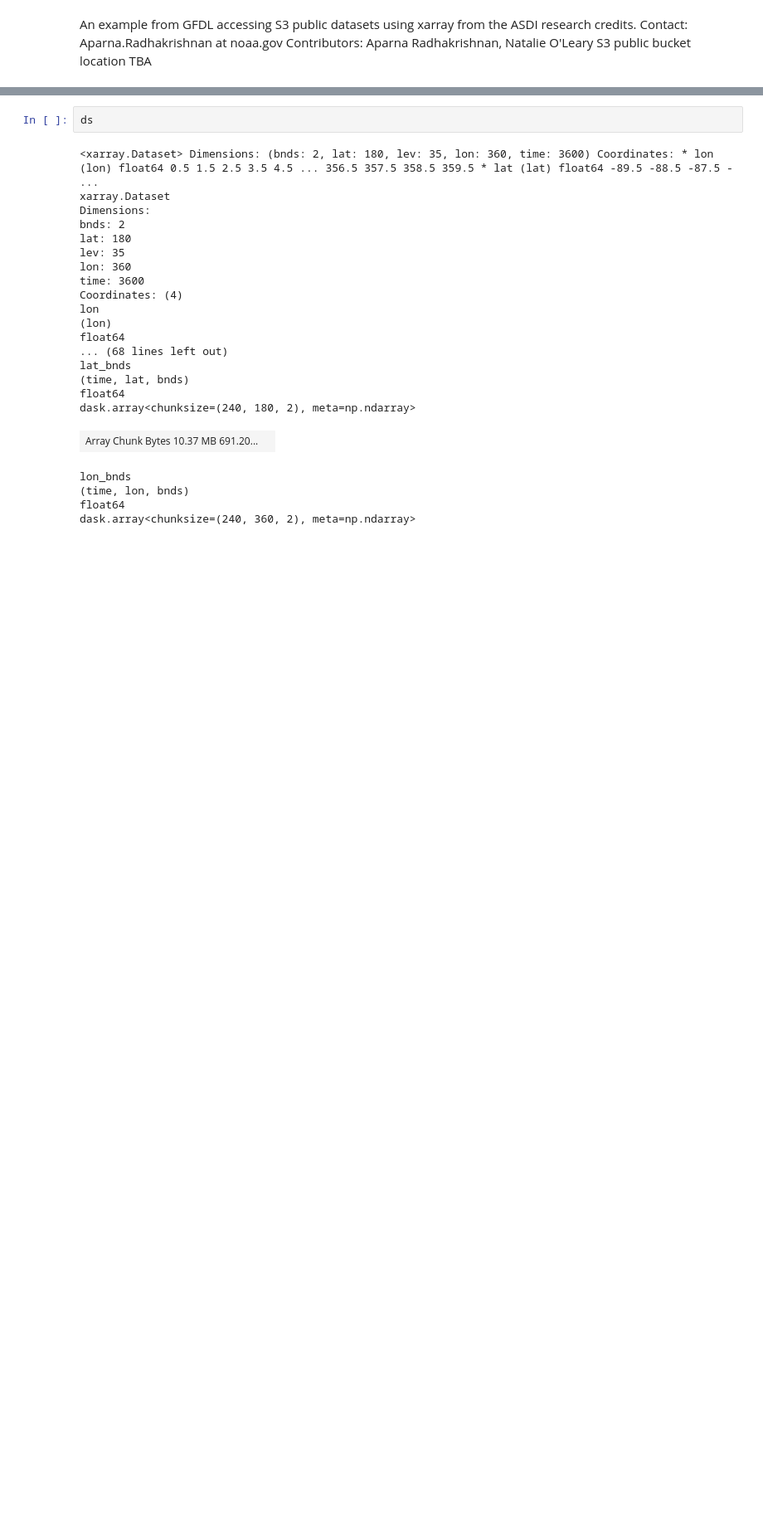
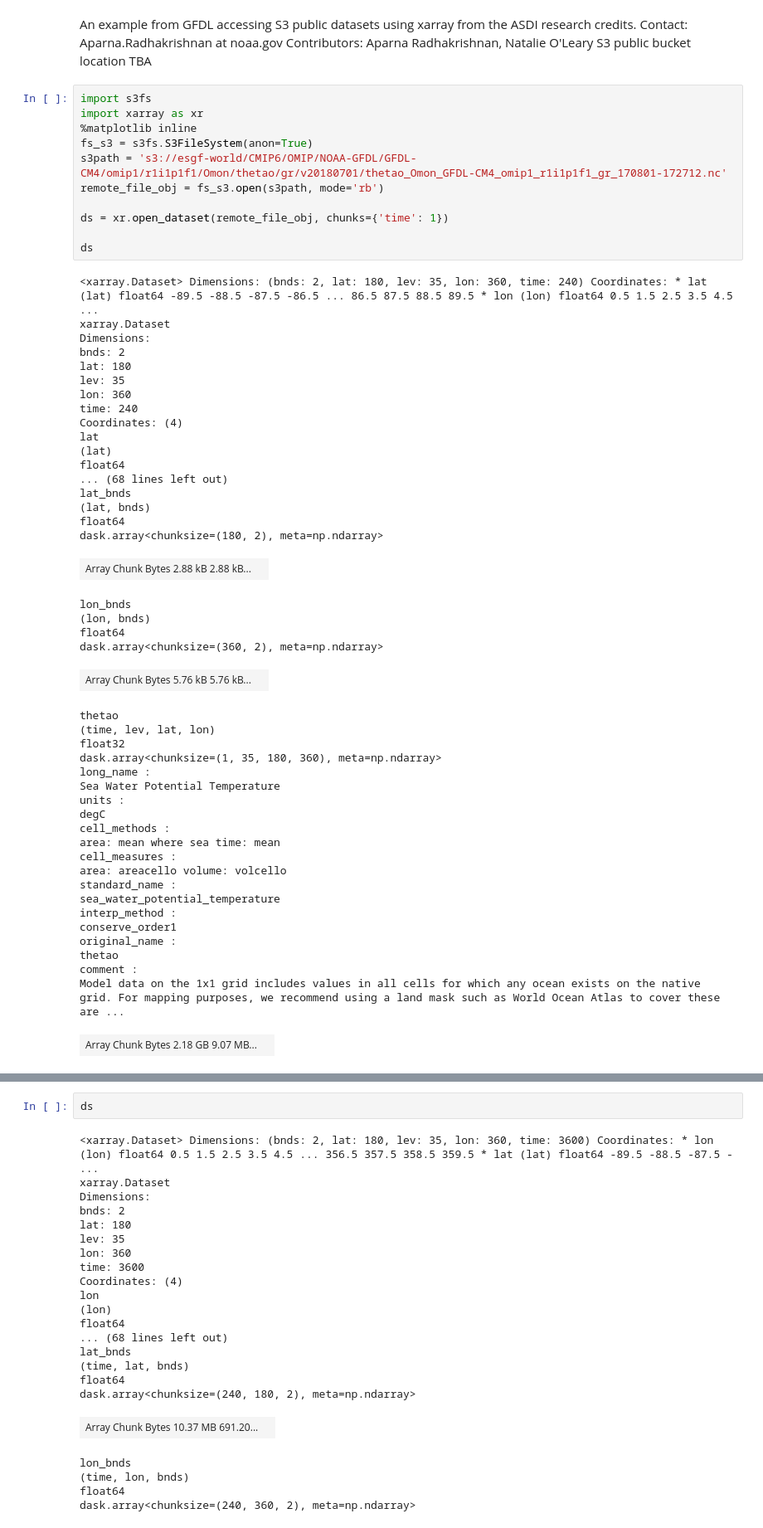
Before and after one commit to aradhakrishnanGFDL/gfdl-aws-analysis, a Jupyter notebook: examples/S3-public-access-usage-example.ipynb, the cells around one changed output, grey strips where cells are left out. Shown at 83% size. Drawn from its saved outputs; the diff is of its cells as text; blank space fills up the shorter version.

```diff
--- a/examples/S3-public-access-usage-example.ipynb
+++ b/examples/S3-public-access-usage-example.ipynb
@@ -3,3 +3,59 @@ An example from GFDL accessing S3 public datasets using xarray from the ASDI res
 Contact: Aparna.Radhakrishnan at noaa.gov
 Contributors: Aparna Radhakrishnan, Natalie O'Leary
 S3 public bucket location TBA
+# %%
+import s3fs
+import xarray as xr
+%matplotlib inline
+fs_s3 = s3fs.S3FileSystem(anon=True)
+s3path = 's3://esgf-world/CMIP6/OMIP/NOAA-GFDL/GFDL-CM4/omip1/r1i1p1f1/Omon/thetao/gr/v20180701/thetao_Omon_GFDL-CM4_omip1_r1i1p1f1_gr_170801-172712.nc'
+remote_file_obj = fs_s3.open(s3path, mode='rb')
+
+ds = xr.open_dataset(remote_file_obj, chunks={'time': 1})
+
+ds
+# %% [output]
+<xarray.Dataset> Dimensions: (bnds: 2, lat: 180, lev: 35, lon: 360, time: 240) Coordinates: * lat (lat) float64 -89.5 -88.5 -87.5 -86.5 ... 86.5 87.5 88.5 89.5 * lon (lon) float64 0.5 1.5 2.5 3.5 4.5  ...
+xarray.Dataset
+Dimensions:
+bnds: 2
+lat: 180
+lev: 35
+lon: 360
+time: 240
+Coordinates: (4)
+lat
+(lat)
+float64
+... (68 lines left out)
+lat_bnds
+(lat, bnds)
+float64
+dask.array<chunksize=(180, 2), meta=np.ndarray>
+| Array Chunk Bytes 2.88 kB 2.88 kB... |  |
+lon_bnds
+(lon, bnds)
+float64
+dask.array<chunksize=(360, 2), meta=np.ndarray>
+| Array Chunk Bytes 5.76 kB 5.76 kB... |  |
+thetao
+(time, lev, lat, lon)
+float32
+dask.array<chunksize=(1, 35, 180, 360), meta=np.ndarray>
+long_name :
+Sea Water Potential Temperature
+units :
+degC
+cell_methods :
+area: mean where sea time: mean
+cell_measures :
+area: areacello volume: volcello
+standard_name :
+sea_water_potential_temperature
+interp_method :
+conserve_order1
+original_name :
+thetao
+comment :
+Model data on the 1x1 grid includes values in all cells for which any ocean exists on the native grid. For mapping purposes, we recommend using a land mask such as World Ocean Atlas to cover these are ...
+| Array Chunk Bytes 2.18 GB 9.07 MB... |  |
```
Also changed, not shown: parts of 2 cells of this notebook.
